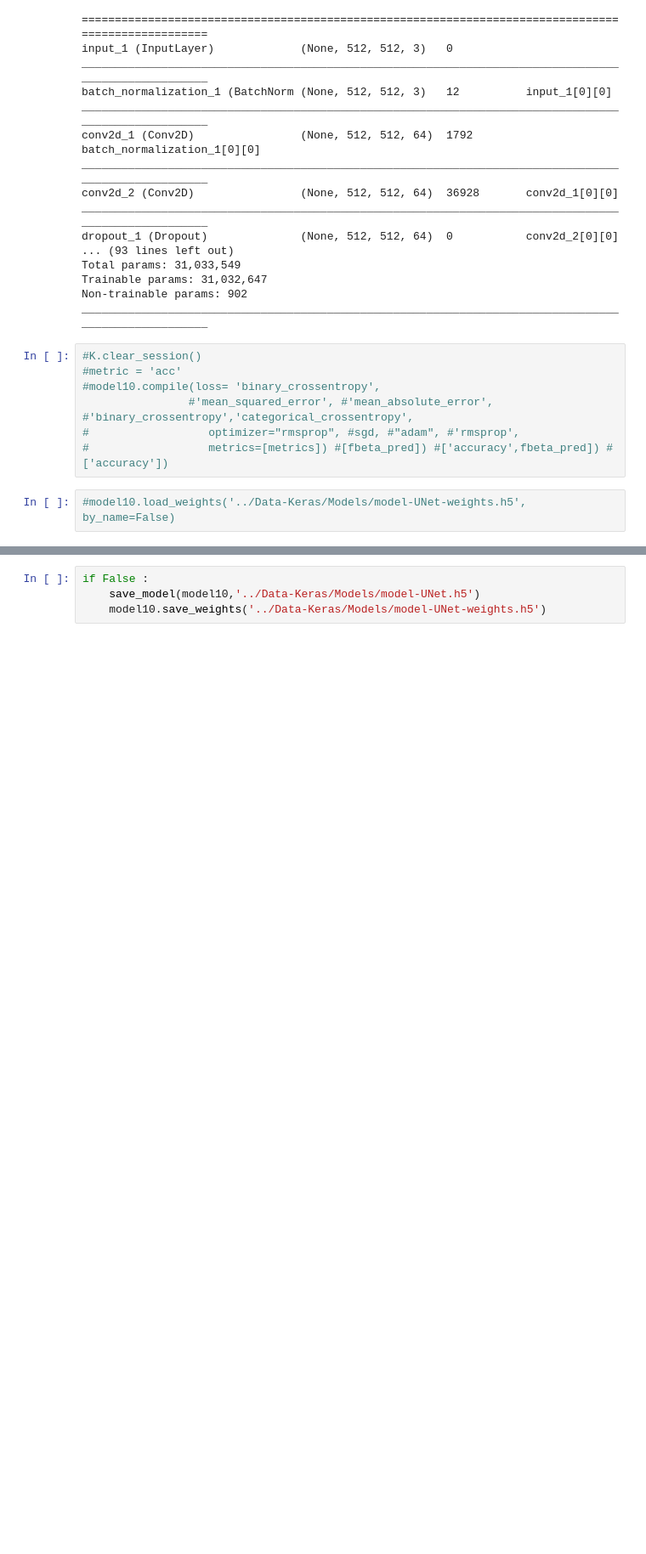
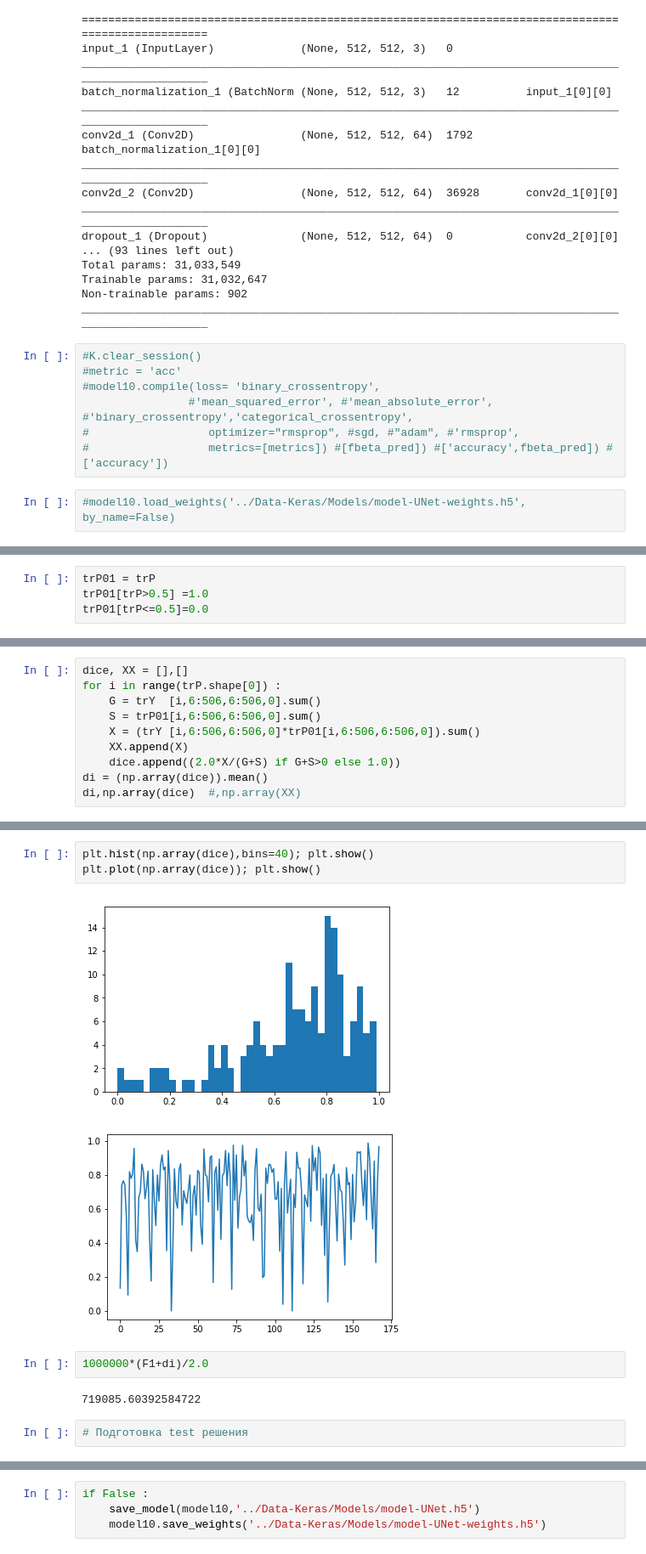
Before and after one commit to SorokinV/TopCoder-2017-07-Pathologic-Segmentation, a Jupyter notebook: Jupyter-Net/Konica-V1-UNet.ipynb, the cells around one changed output, grey strips where cells are left out. Shown at 85% size. Cells and saved outputs as stored; diff of their text form; blank space fills up the shorter version.

```diff
--- a/Jupyter-Net/Konica-V1-UNet.ipynb
+++ b/Jupyter-Net/Konica-V1-UNet.ipynb
@@ -338,0 +329,4 @@ fresList=[]
+# %%
+trP01 = trP
+trP01[trP>0.5] =1.0
+trP01[trP<=0.5]=0.0
@@ -338,0 +358,10 @@ fresList=[]
+# %%
+dice, XX = [],[]
+for i in range(trP.shape[0]) :
+    G = trY  [i,6:506,6:506,0].sum()
+    S = trP01[i,6:506,6:506,0].sum()
+    X = (trY [i,6:506,6:506,0]*trP01[i,6:506,6:506,0]).sum()
+    XX.append(X)
+    dice.append((2.0*X/(G+S) if G+S>0 else 1.0))
+di = (np.array(dice)).mean()
+di,np.array(dice)  #,np.array(XX)
@@ -338,0 +386,12 @@ fresList=[]
+# %%
+plt.hist(np.array(dice),bins=40); plt.show()
+plt.plot(np.array(dice)); plt.show()
+# %% [output]
+[figure, added]
+[figure, added]
+# %%
+1000000*(F1+di)/2.0
+# %% [output]
+719085.60392584722
+# %%
+# Подготовка test решения
```
Also changed, not shown: parts of 43 cells of this notebook, 2 other files.
